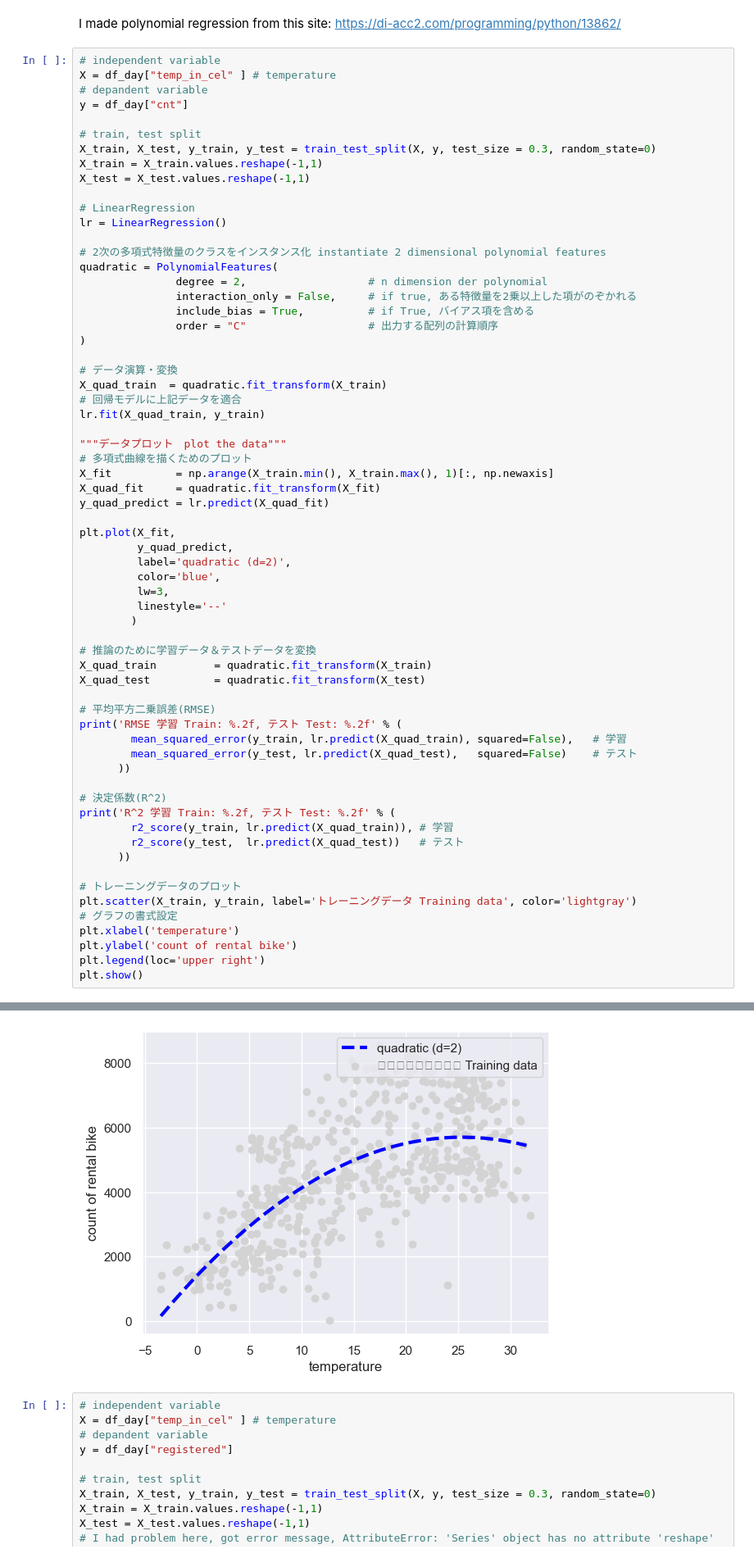
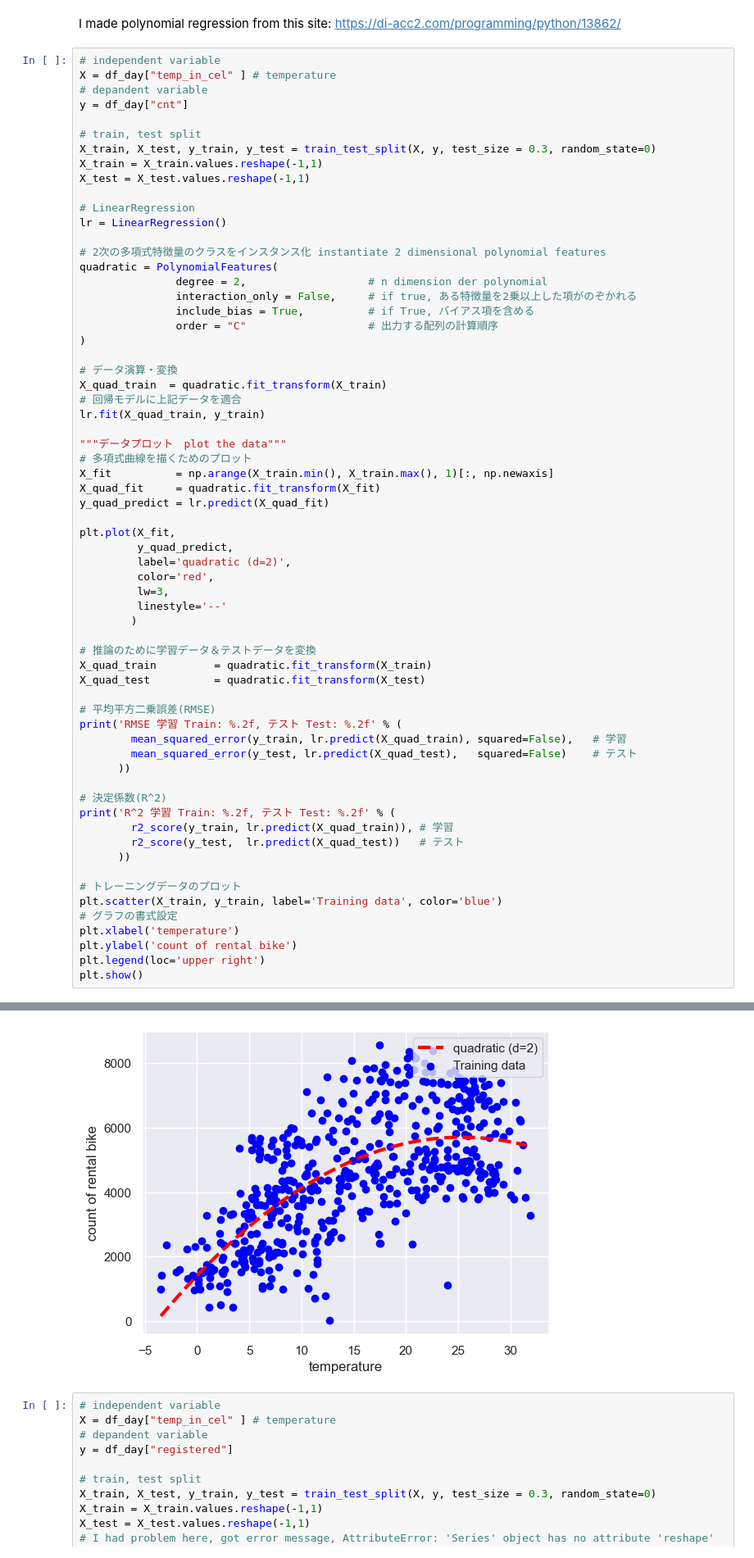
Before and after one commit to satomi26/Project-3-capital-bike-share, a Jupyter notebook: bike_linear_regression.ipynb, the cells around one changed output, grey strips where cells are left out. Shown at 82% size. Cells and saved outputs as stored; diff of their text form.

```diff
--- a/bike_linear_regression.ipynb
+++ b/bike_linear_regression.ipynb
@@ -624,38 +628,38 @@ y_quad_predict = lr.predict(X_quad_fit)
 plt.plot(X_fit,
          y_quad_predict,
          label='quadratic (d=2)',
-         color='blue',
+         color='red',
          lw=3,
          linestyle='--'
         )
 
 # 推論のために学習データ＆テストデータを変換
 X_quad_train         = quadratic.fit_transform(X_train)
 X_quad_test          = quadratic.fit_transform(X_test)
 
 # 平均平方二乗誤差(RMSE)
 print('RMSE 学習 Train: %.2f, テスト Test: %.2f' % (
         mean_squared_error(y_train, lr.predict(X_quad_train), squared=False),   # 学習
         mean_squared_error(y_test, lr.predict(X_quad_test),   squared=False)    # テスト
       ))
 
 # 決定係数(R^2)
 print('R^2 学習 Train: %.2f, テスト Test: %.2f' % (
         r2_score(y_train, lr.predict(X_quad_train)), # 学習
         r2_score(y_test,  lr.predict(X_quad_test))   # テスト
       ))
 
 # トレーニングデータのプロット
-plt.scatter(X_train, y_train, label='トレーニングデータ Training data', color='lightgray')
+plt.scatter(X_train, y_train, label='Training data', color='blue')
 # グラフの書式設定
 plt.xlabel('temperature')
 plt.ylabel('count of rental bike')
 plt.legend(loc='upper right')
 plt.show()
 # %% [output]
 RMSE 学習 Train: 1391.39, テスト Test: 1523.14
 R^2 学習 Train: 0.46, テスト Test: 0.44
-[figure, old version]
+[figure, new version]
 # %%
 # independent variable
 X = df_day["temp_in_cel" ] # temperature
```
Also changed, not shown: parts of 16 cells of this notebook.
